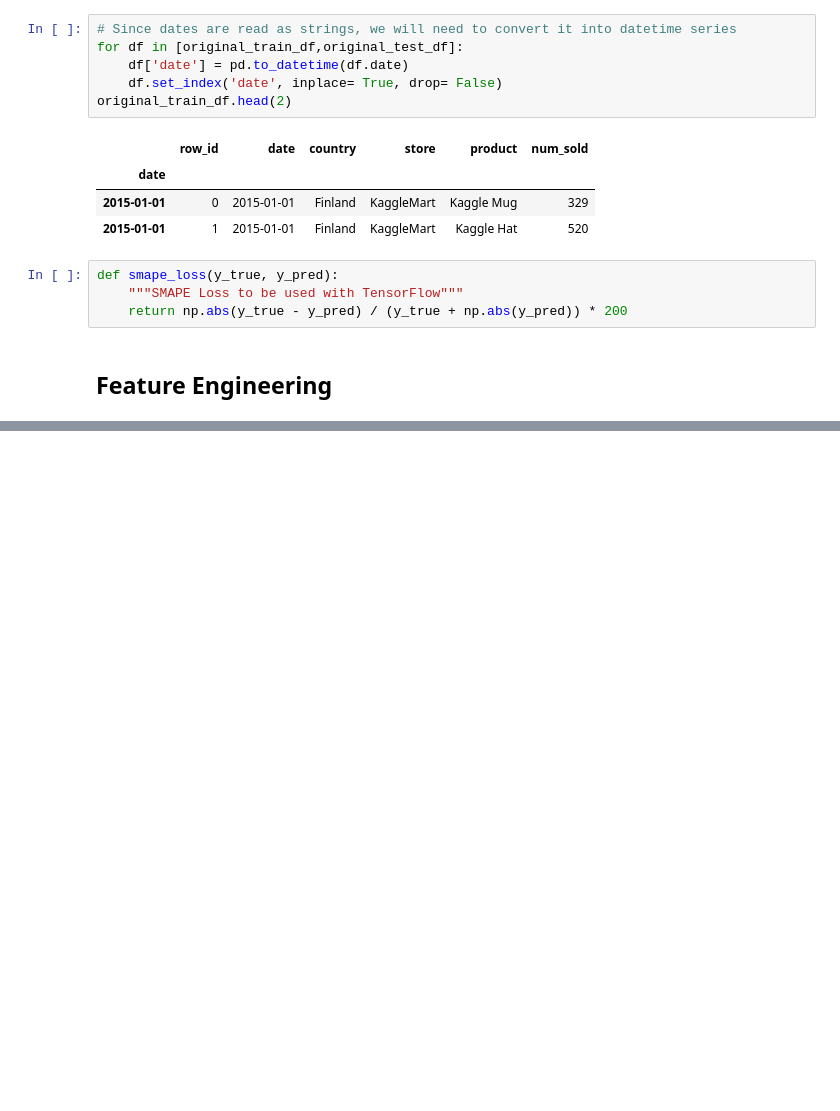
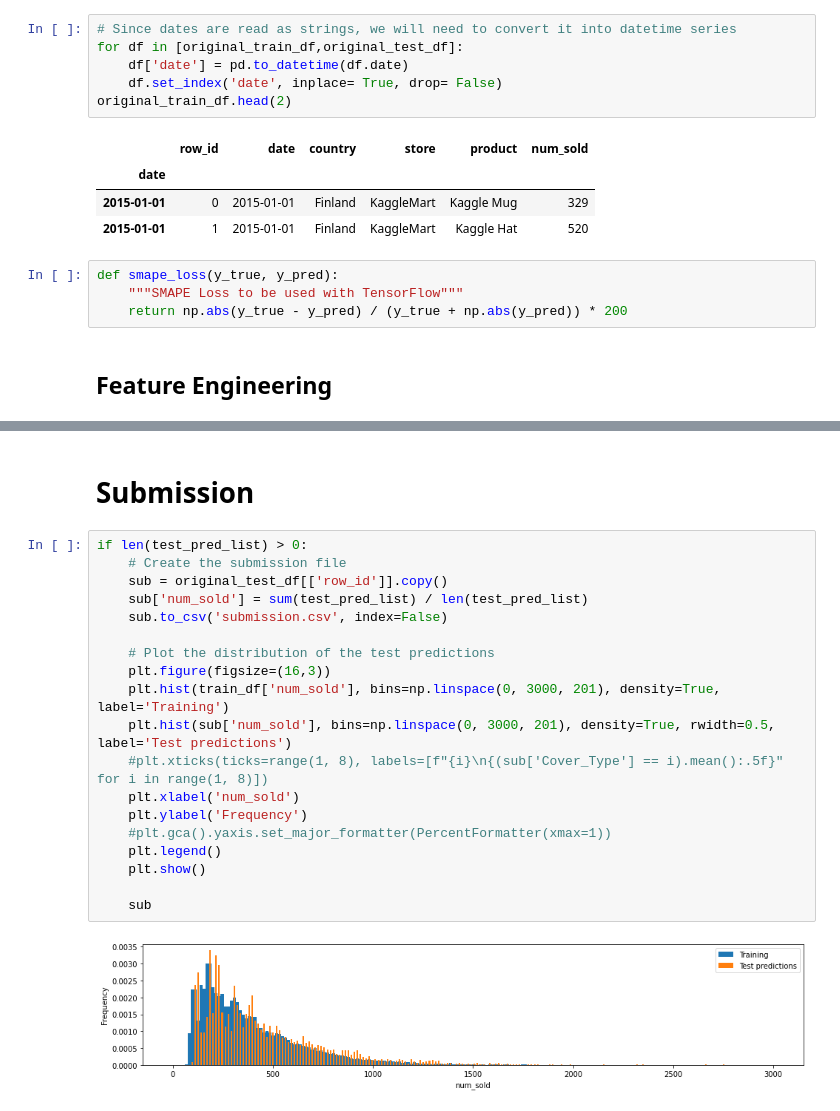
Before and after one commit to Sultan336/Kaggel, a Jupyter notebook: tps-jan-2022.ipynb, the cells around one changed output, grey strips where cells are left out. Cells and saved outputs as stored; diff of their text form; blank space fills up the shorter version.

```diff
--- a/tps-jan-2022.ipynb
+++ b/tps-jan-2022.ipynb
@@ -111,0 +217,23 @@ None
+# %% [markdown]
+# Submission
+# %%
+if len(test_pred_list) > 0:
+    # Create the submission file
+    sub = original_test_df[['row_id']].copy()
+    sub['num_sold'] = sum(test_pred_list) / len(test_pred_list)
+    sub.to_csv('submission.csv', index=False)
+
+    # Plot the distribution of the test predictions
+    plt.figure(figsize=(16,3))
+    plt.hist(train_df['num_sold'], bins=np.linspace(0, 3000, 201), density=True, label='Training')
+    plt.hist(sub['num_sold'], bins=np.linspace(0, 3000, 201), density=True, rwidth=0.5, label='Test predictions')
+    #plt.xticks(ticks=range(1, 8), labels=[f"{i}\n{(sub['Cover_Type'] == i).mean():.5f}" for i in range(1, 8)])
+    plt.xlabel('num_sold')
+    plt.ylabel('Frequency')
+    #plt.gca().yaxis.set_major_formatter(PercentFormatter(xmax=1))
+    plt.legend()
+    plt.show()
+
+    sub
+# %% [output]
+[figure, added]
```
Also changed, not shown: parts of 2 cells of this notebook.
